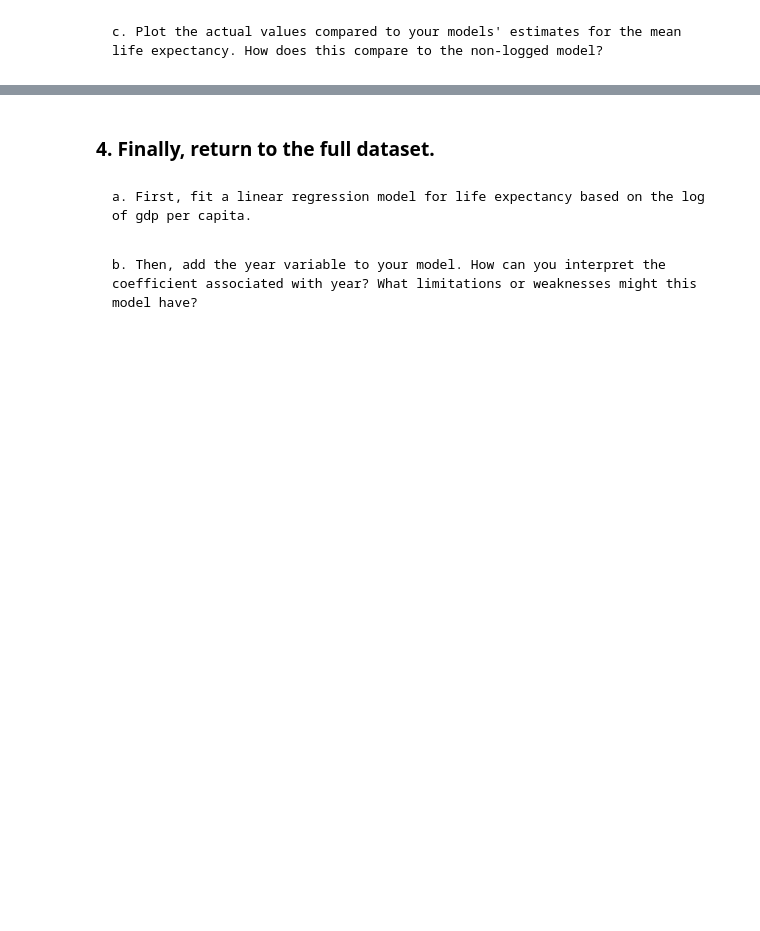
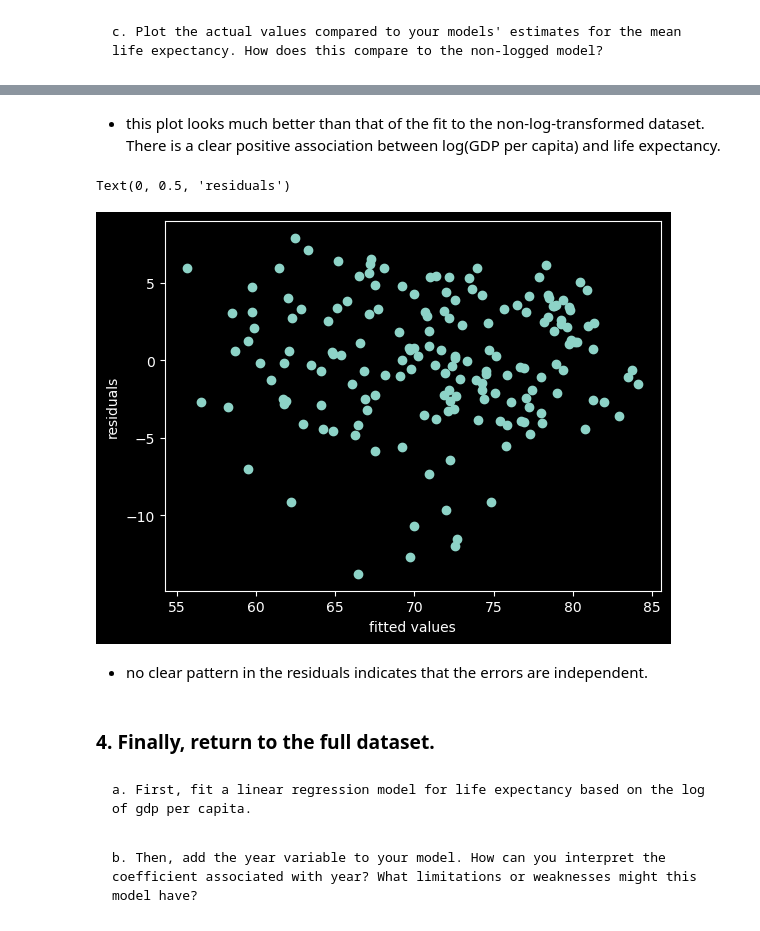
Before and after one commit to nss-data-science-cohort-8/un-linear-regression-DrewRichard7, a Jupyter notebook: notebooks/linear_regression_practice.ipynb, the cells around one changed output, grey strips where cells are left out. Cells and saved outputs as stored; diff of their text form; code cells hidden in the pictures; blank space fills up the shorter version.

```diff
--- a/notebooks/linear_regression_practice.ipynb
+++ b/notebooks/linear_regression_practice.ipynb
@@ -196,3 +277,14 @@ mean_le_100k = predictor * 100 + intercept
+# %% [markdown]
+- this plot looks much better than that of the fit to the non-log-transformed dataset. There is a clear positive association between log(GDP per capita) and life expectancy.
+# %%
+plt.scatter(lm_2021_log.fittedvalues, lm_2021_log.resid)
+plt.xlabel('fitted values')
+plt.ylabel('residuals');
+# %% [output]
+Text(0, 0.5, 'residuals')
+[figure, added]
+# %% [markdown]
+- no clear pattern in the residuals indicates that the errors are independent.
 # %% [markdown]
 ### 4. Finally, return to the full dataset.
 # %% [markdown]
```
Also changed, not shown: parts of 23 cells of this notebook.
